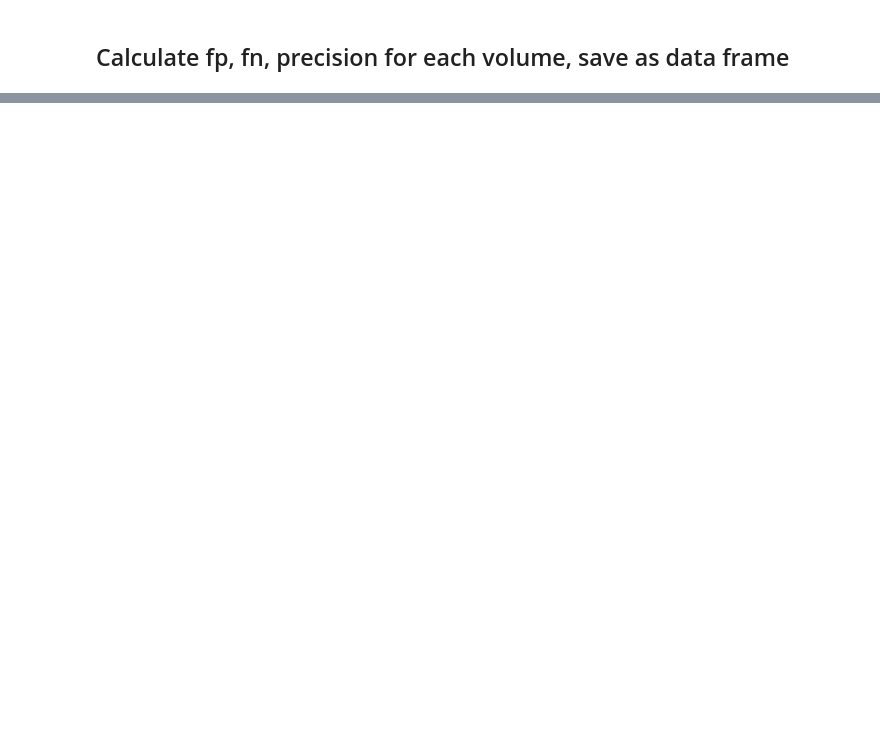
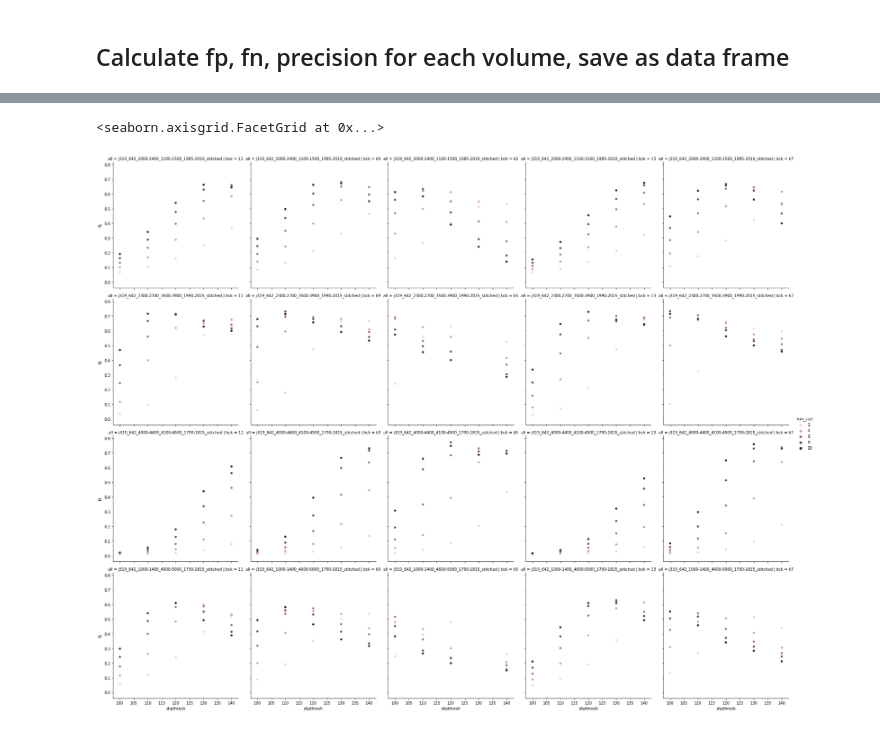
Before and after one commit to PrincetonUniversity/BrainPipe, a Jupyter notebook: cm2/cm2_parameter_sweep.ipynb, the cells around one changed output, grey strips where cells are left out. Cells and saved outputs as stored; diff of their text form; code cells hidden in the pictures; blank space fills up the shorter version.

```diff
--- a/cm2/cm2_parameter_sweep.ipynb
+++ b/cm2/cm2_parameter_sweep.ipynb
@@ -265,0 +303,12 @@ pd_to_save.to_csv(save_name)
+# %%
+pd_642 = pd_642_orig.copy()
+pd_642['shpthresh']=pd_642['shpthresh'].astype('int')
+pd_642['min_size']=pd_642['min_size'].astype('int')
+
+pd_642 = pd_642[pd_642['shpthresh'] <150]
+pd_642 = pd_642[pd_642['bck']!='k3']
+# %%
+sns.relplot(data = pd_642,x='shpthresh',y='f1',col='bck',row='all',hue='min_size')
+# %% [output]
+<seaborn.axisgrid.FacetGrid at 0x...>
+[figure, added]
```
Also changed, not shown: parts of 9 cells of this notebook, 1 other file.
